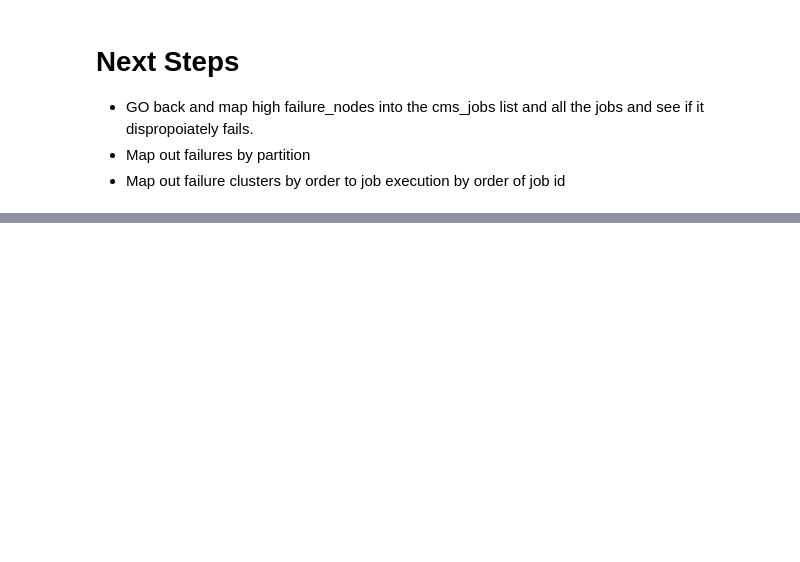
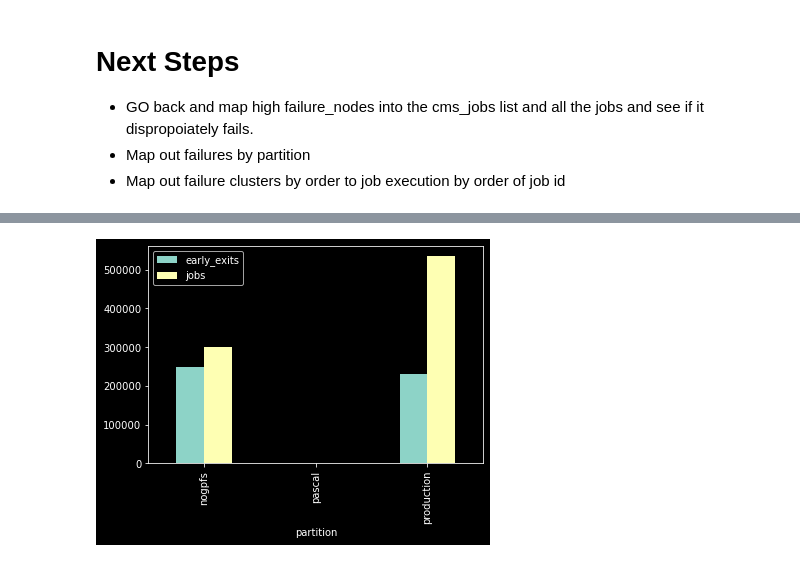
Before and after one commit to nss-data-science-cohort-4/dq2-accre-team-6, a Jupyter notebook: notebooks/03_cms_question.ipynb, the cells around one changed output, grey strips where cells are left out. Saved outputs shown, nothing was run; the diff lists cells and outputs as text; code cells hidden in the pictures; blank space fills up the shorter version.

```diff
--- a/notebooks/03_cms_question.ipynb
+++ b/notebooks/03_cms_question.ipynb
@@ -68,4 +76,6 @@ early_exits /total_jobs * 100
 node_early_exists = early_exits_df['nodelist'].value_counts()
 # %%
 node_jobs = cms_jobs_df['nodelist'].value_counts()
+# %%
+node_partition = cms_jobs_df[['nodelist', 'partition']].drop_duplicates().set_index('nodelist')
 # %%
@@ -99,0 +154,6 @@ len(high_failure_nodes)
+# %%
+overall_partitions = node_jobs_df.groupby('partition').agg({'early_exits': 'sum', 'jobs': 'sum'})
+# %%
+overall_partitions.plot(kind='bar');
+# %% [output]
+[figure, added]
```
Also changed, not shown: parts of 28 cells of this notebook, 1 other file.
